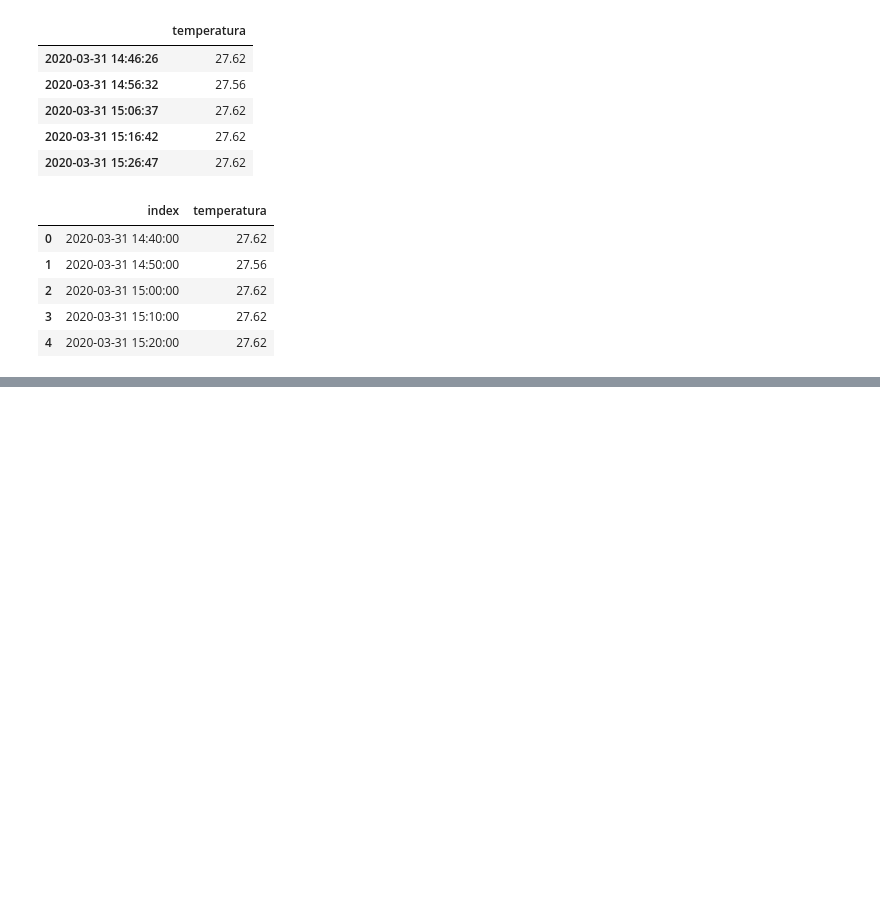
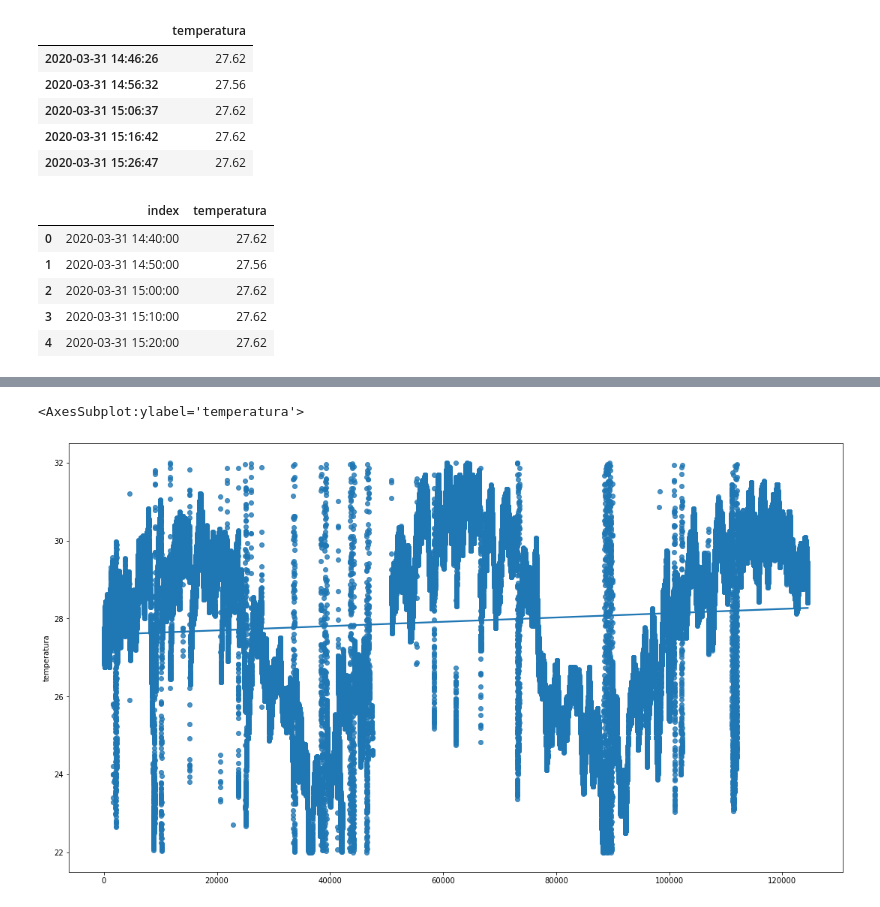
Before and after one commit to SebastianOrtega/tempAnalisis, a Jupyter notebook: temperaturas.ipynb, the cells around one changed output, grey strips where cells are left out. Cells and saved outputs as stored; diff of their text form; code cells hidden in the pictures; blank space fills up the shorter version.

```diff
--- a/temperaturas.ipynb
+++ b/temperaturas.ipynb
@@ -90,0 +120,11 @@ df_group.head()
+# %%
+
+p = sns.regplot(data = df_group,
+                x = df_group.index,
+                y = df_group.temperatura
+               )
+p.figure.set_size_inches(18.5, 10.5)
+p
+# %% [output]
+<AxesSubplot:ylabel='temperatura'>
+[figure, added]
```
Also changed, not shown: parts of 10 cells of this notebook.
